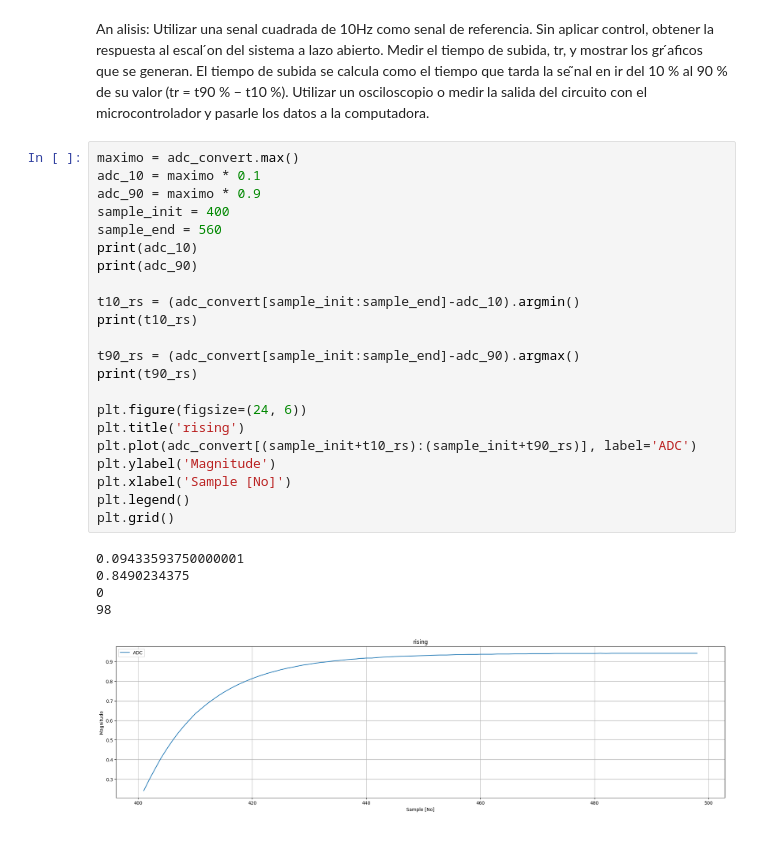
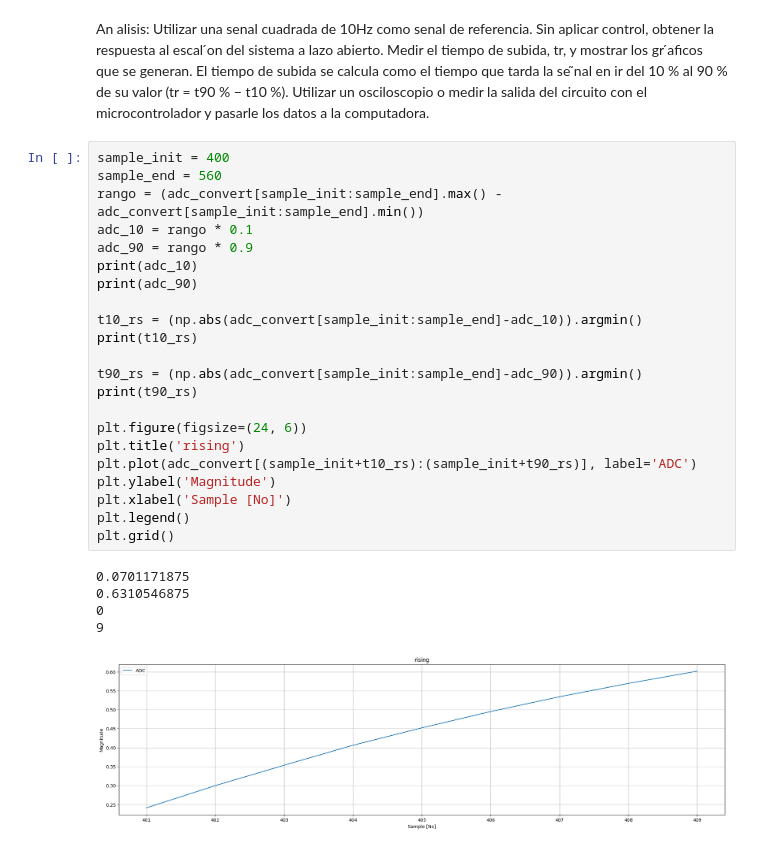
Before and after one commit to jonathancagua/control, a Jupyter notebook: TP/TP1/TP1.ipynb, the cells around one changed output. Cells and saved outputs as stored; diff of their text form.

```diff
--- a/TP/TP1/TP1.ipynb
+++ b/TP/TP1/TP1.ipynb
@@ -30,30 +31,30 @@ que se generan. El tiempo de subida se calcula como el tiempo que tarda la se ̃
 90 % de su valor (tr = t90 % − t10 %). Utilizar un osciloscopio o medir la salida del circuito con el
 microcontrolador y pasarle los datos a la computadora.
 # %%
-maximo = adc_convert.max()
-adc_10 = maximo * 0.1
-adc_90 = maximo * 0.9
 sample_init = 400
 sample_end = 560
+rango = (adc_convert[sample_init:sample_end].max() - adc_convert[sample_init:sample_end].min())
+adc_10 = rango * 0.1
+adc_90 = rango * 0.9
 print(adc_10)
 print(adc_90)
 
-t10_rs = (adc_convert[sample_init:sample_end]-adc_10).argmin()
+t10_rs = (np.abs(adc_convert[sample_init:sample_end]-adc_10)).argmin()
 print(t10_rs)
 
-t90_rs = (adc_convert[sample_init:sample_end]-adc_90).argmax()
+t90_rs = (np.abs(adc_convert[sample_init:sample_end]-adc_90)).argmin()
 print(t90_rs)
 
 plt.figure(figsize=(24, 6))
 plt.title('rising')
 plt.plot(adc_convert[(sample_init+t10_rs):(sample_init+t90_rs)], label='ADC')
 plt.ylabel('Magnitude')
 plt.xlabel('Sample [No]')
 plt.legend()
 plt.grid()
 # %% [output]
-0.09433593750000001
-0.8490234375
+0.0701171875
+0.6310546875
 0
-98
+9
-[figure, old version]
+[figure, new version]
```
Also changed, not shown: parts of 1 cell of this notebook, 3 other files.
